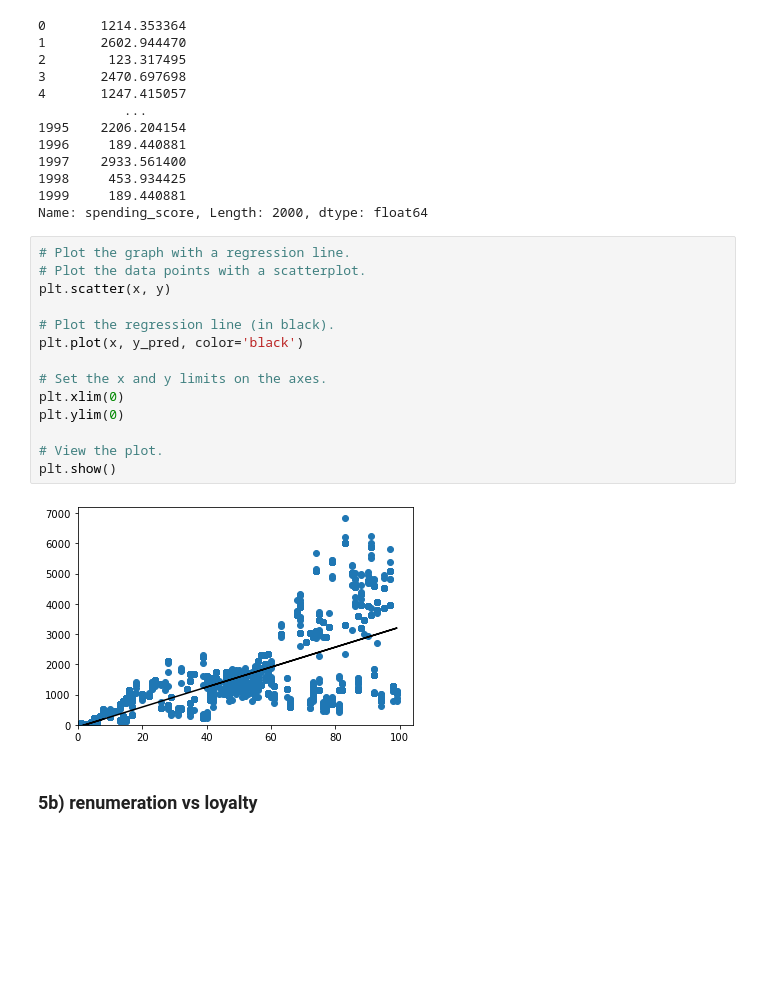
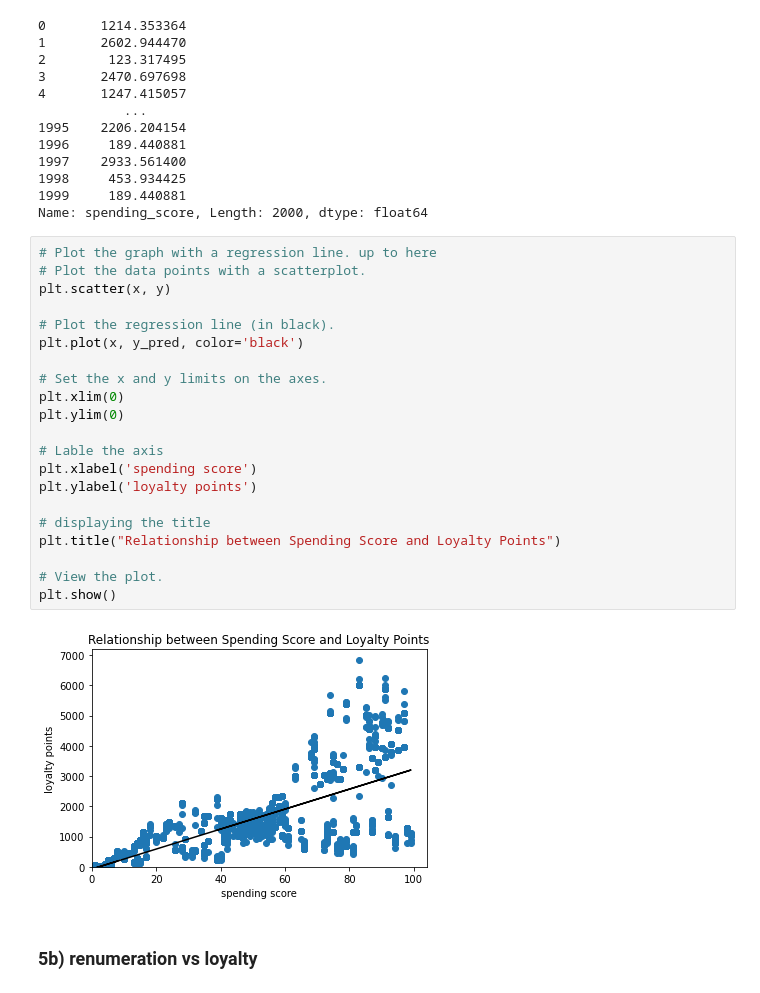
Before and after one commit to essjmeha/Assignment_Predicting_future_outcomes, a Jupyter notebook: Meharg_Jane_LSE_DA301_Assignment_Python.ipynb, the cells around one changed output. Drawn from its saved outputs; the diff is of its cells as text; blank space fills up the shorter version.

Commit message:
Add files via upload
final edits.
including visualisation details and correcting FataFrame names

```diff
--- a/Meharg_Jane_LSE_DA301_Assignment_Python.ipynb
+++ b/Meharg_Jane_LSE_DA301_Assignment_Python.ipynb
@@ -257,21 +257,28 @@ y_pred
 1999     189.440881
 Name: spending_score, Length: 2000, dtype: float64
 # %%
-# Plot the graph with a regression line.
+# Plot the graph with a regression line. up to here
 # Plot the data points with a scatterplot.
 plt.scatter(x, y)
 
 # Plot the regression line (in black).
 plt.plot(x, y_pred, color='black')
 
 # Set the x and y limits on the axes.
 plt.xlim(0)
 plt.ylim(0)
 
+# Lable the axis
+plt.xlabel('spending score')
+plt.ylabel('loyalty points')
+
+# displaying the title
+plt.title("Relationship between Spending Score and Loyalty Points")
+
 # View the plot.
 plt.show()
 # %% [output]
-[figure, old version]
+[figure, new version]
 # %% [markdown]
 ### 5b) renumeration vs loyalty
 # %%
```
Also changed, not shown: parts of 15 cells of this notebook.
